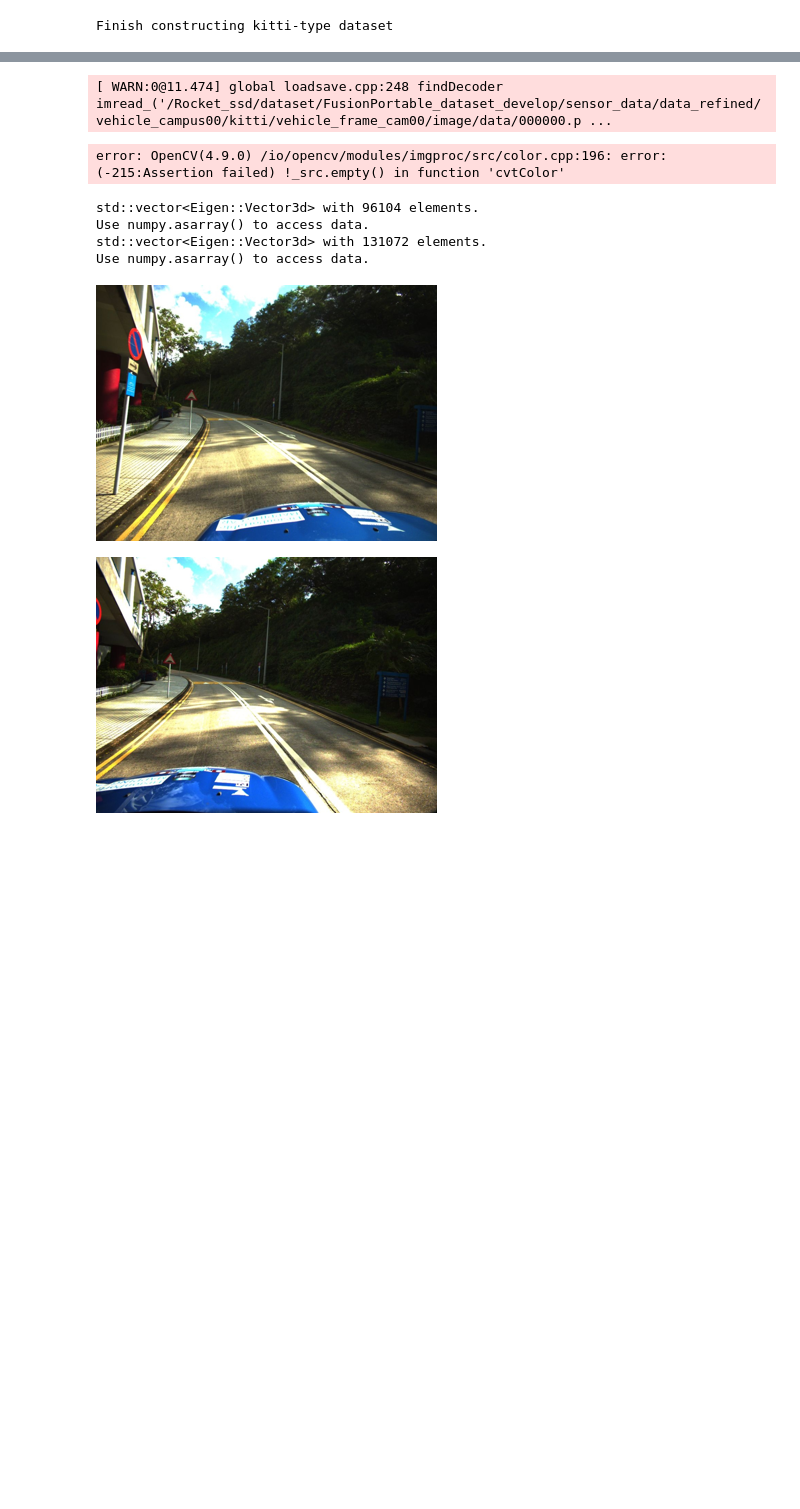
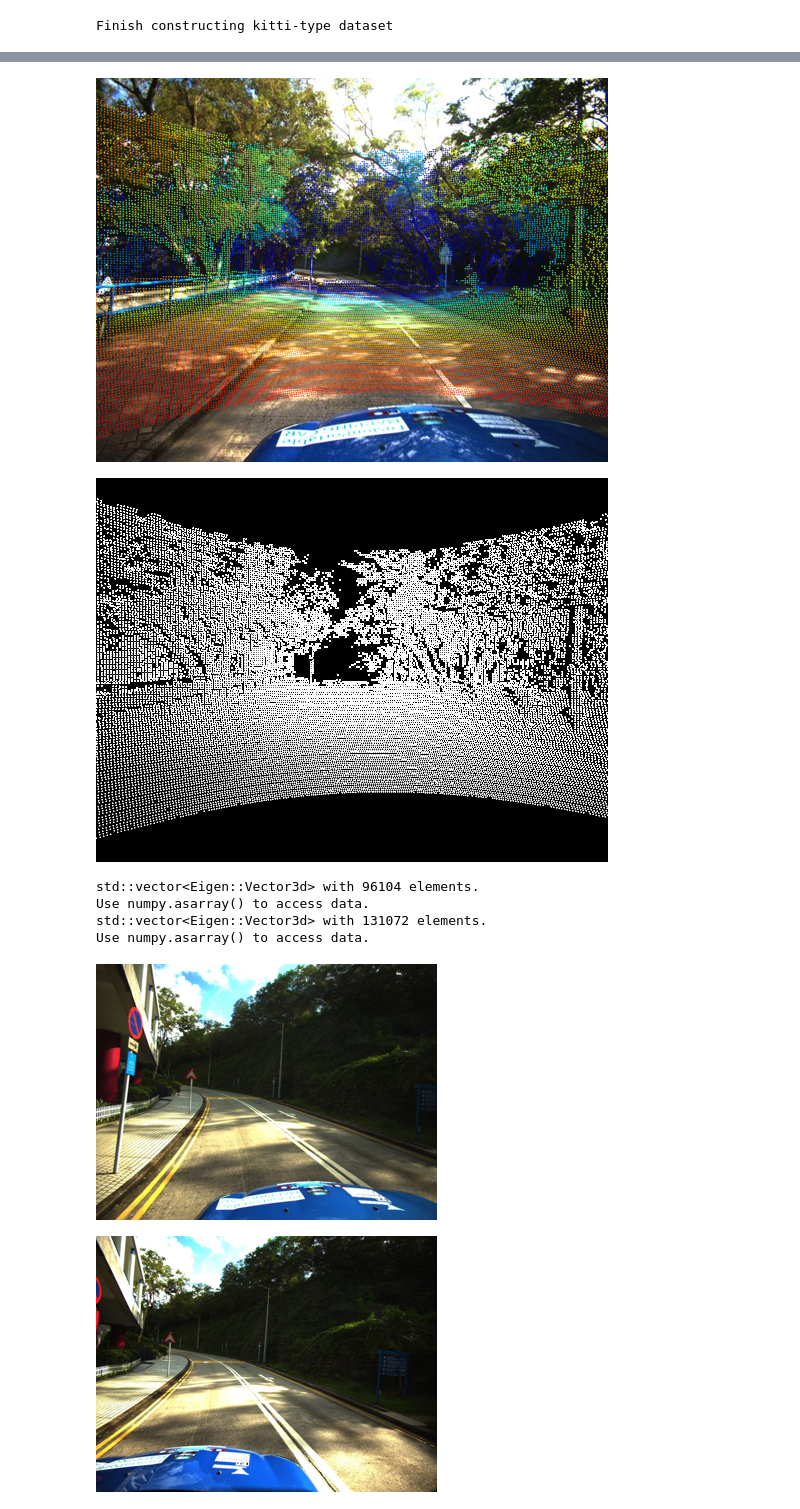
Before and after one commit to fusionportable/fusionportable_dataset_tools, a Jupyter notebook: write_data_to_kitti.ipynb, the cells around one changed output, grey strips where cells are left out. Cells and saved outputs as stored; diff of their text form; code cells hidden in the pictures; blank space fills up the shorter version.

```diff
--- a/write_data_to_kitti.ipynb
+++ b/write_data_to_kitti.ipynb
@@ -106,30 +108,43 @@ if 'event_right_image' in dataset_rostopic_msg_frameid_dict.keys():
   event_right_image_timestamps = file_loader.load_timestamp(os.path.join(data_path, 'event_cam01/image/timestamps.txt'))
   print('Loading event_right_timestamps: {}'.format(len(event_right_image_timestamps)))
 
+if 'odometry' in algorithm_rostopic_msg_frameid_dict.keys():
+  odom_timestamps, odom_quats, odom_trans = file_loader.load_odometry(os.path.join(alg_result_path, 'odometry/odometry.txt'), traj_type='TUM')
+  print('Loading odom_timestamps: {}'.format(len(odom_timestamps)))
+
+if 'camera_odometry' in algorithm_rostopic_msg_frameid_dict.keys():
+  camodom_timestamps, camodom_quats, camodom_trans = file_loader.load_odometry(os.path.join(alg_result_path, 'camera_odometry/odometry.txt'), traj_type='TUM')
+  print('Loading camodom_timestamps: {}'.format(len(camodom_timestamps)))
+
 ##### Match synchronized timestamps
-matched_id_ouster_sensors = []
+matched_id_ouster_sensors_odom = []
 th_ouster_ousterun = 0.02
 th_ouster_fc, th_fl_fr = 0.05, 0.03
 th_ouster_ec, th_el_er = 0.05, 0.05
+th_ouster_odom = 0.05
 for id, time in enumerate(ouster_timestamps):
   ouster_un_time, ouster_id = find_closest_element_sorted(ouster_un_timestamps, time + t_add)
   fl_time, fl_id = find_closest_element_sorted(frame_left_image_timestamps, time)
   fr_time, fr_id = find_closest_element_sorted(frame_right_image_timestamps, time)
   el_time, el_id = find_closest_element_sorted(event_left_image_timestamps, time)
   er_time, er_id = find_closest_element_sorted(event_right_image_timestamps, time)
+  odom_time, odom_id = find_closest_element_sorted(odom_timestamps, time)
+  camodo_time, camodom_id = find_closest_element_sorted(camodom_timestamps, time)
 
   # Not include event cameras
   # if abs(time - ouster_un_time) < 0.1:
   #   if abs(time - fl_time) < 0.03 and abs(time - fr_time) < 0.03 and abs(fl_time - fr_time) < 0.03:
-  #     matched_id_ouster_sensors.append([id, ouster_id, fl_id, fr_id])
+  #     matched_id_ouster_sensors_odom.append([id, ouster_id, fl_id, fr_id])
 
   # Include event cameras
   if abs(time + t_add - ouster_un_time) < th_ouster_ousterun:
     if abs(time - fl_time) < th_ouster_fc and abs(time - fr_time) < th_ouster_fc and abs(fl_time - fr_time) < th_fl_fr:
       if abs(time - el_time) < th_ouster_fc and abs(time - er_time) < th_ouster_fc and abs(el_time - er_time) < th_el_er:
-        matched_id_ouster_sensors.append([id, ouster_id, fl_id, fr_id, el_id, er_id])
+        if abs(time - odom_time) < th_ouster_odom:
+          if abs(time - camodo_time) < th_ouster_fc:
+            matched_id_ouster_sensors_odom.append([id, ouster_id, fl_id, fr_id, el_id, er_id, odom_id, camodom_id])
 
-print('Length of matched id (ouster_un - sensors): {}'.format(len(matched_id_ouster_sensors)))
+print('Length of matched id (ouster_un - sensors): {}'.format(len(matched_id_ouster_sensors_odom)))
 # %% [output]
 Loading ouster_timestamps: 6111
 Loading ouster_un_timestamps: 5606
@@ -252,14 +288,15 @@ import cv2
 import open3d
 from PIL import Image
 from IPython.display import display
+import matplotlib.pyplot as plt
 
-frame_id = 0
+cmap = plt.get_cmap('jet')
+cmap_colors = cmap(np.linspace(0, 1, 21)) * 255
+frame_id = 100
 
 ##### Load point cloud and image
 pcd_path = os.path.join(kitti_path, 'ouster00_undistort/points/data', '{:06d}.pcd'.format(frame_id))
-pcd = open3d.io.read_point_cloud(pcd_path)
-xyz_points = np.asarray(pcd.points)
-
+xyz_points = np.asarray(open3d.io.read_point_cloud(pcd_path).points)
 if platform == 'vehicle':
   img_path = os.path.join(kitti_path, 'vehicle_frame_cam00', 'image/data', '{:06d}.png'.format(frame_id)) # images are already undistorted, but not rectified
   img = cv2.imread(img_path)
@@ -277,10 +314,11 @@ xyz_points_cam = np.matmul(T_cam_lidar[:3, :3], xyz_points.T).T + T_cam_lidar[:3
 for p_C in xyz_points_cam:
   flag, u_C = camera.project(p_C)
   if flag:
-    color = (0, 0, int(min(p_C[2] / 20.0, 1.0) * 255))
-    cv2.circle(img, (int(u_C[0]), int(u_C[1])), radius=2, color=color, thickness=-1)
+    i = int(min(p_C[2], 20.0))
+    color = (int(cmap_colors[i, 0]), int(cmap_colors[i, 1]), int(cmap_colors[i, 2]))
+    cv2.circle(img, (int(u_C[0]), int(u_C[1])), radius=1, color=color, thickness=-1)
 img_pillow = Image.fromarray(cv2.cvtColor(img, cv2.COLOR_BGR2RGB))
-display(img_pillow)
+display(img_pillow.resize((img_pillow.size[0] // 2, img_pillow.size[1] // 2)))
 
 ##### Project point cloud onto the depth camera frame
 depth_img = np.zeros((camera.height, camera.width), dtype=np.uint32)
@@ -289,5 +327,5 @@ for p_C in xyz_points_cam:
   if flag:
     depth_img[int(u_C[1])][int(u_C[0])] = np.uint32(p_C[2] * 1000)
 img_pillow = Image.fromarray(depth_img)
-display(img_pillow)
+display(img_pillow.resize((img_pillow.size[0] // 2, img_pillow.size[1] // 2)))
 # %% [output]
@@ -295,2 +332,2 @@ display(img_pillow)
-[ WARN:0@11.474] global loadsave.cpp:248 findDecoder imread_('/Rocket_ssd/dataset/FusionPortable_dataset_develop/sensor_data/data_refined/vehicle_campus00/kitti/vehicle_frame_cam00/image/data/000000.p ...
-error: OpenCV(4.9.0) /io/opencv/modules/imgproc/src/color.cpp:196: error: (-215:Assertion failed) !_src.empty() in function 'cvtColor'
+[figure, added]
+[figure, added]
```
Also changed, not shown: parts of 6 cells of this notebook, 4 other files.
